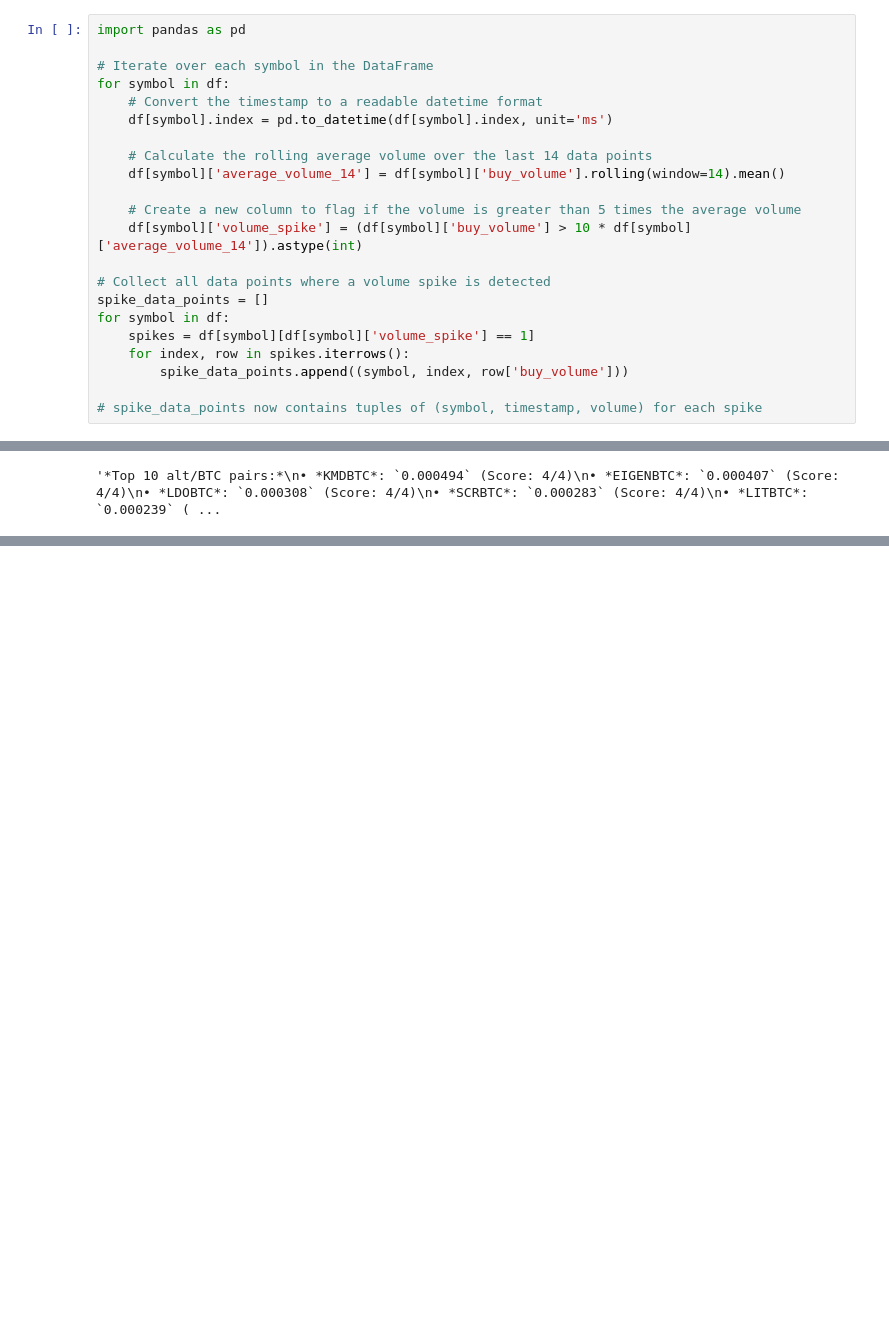
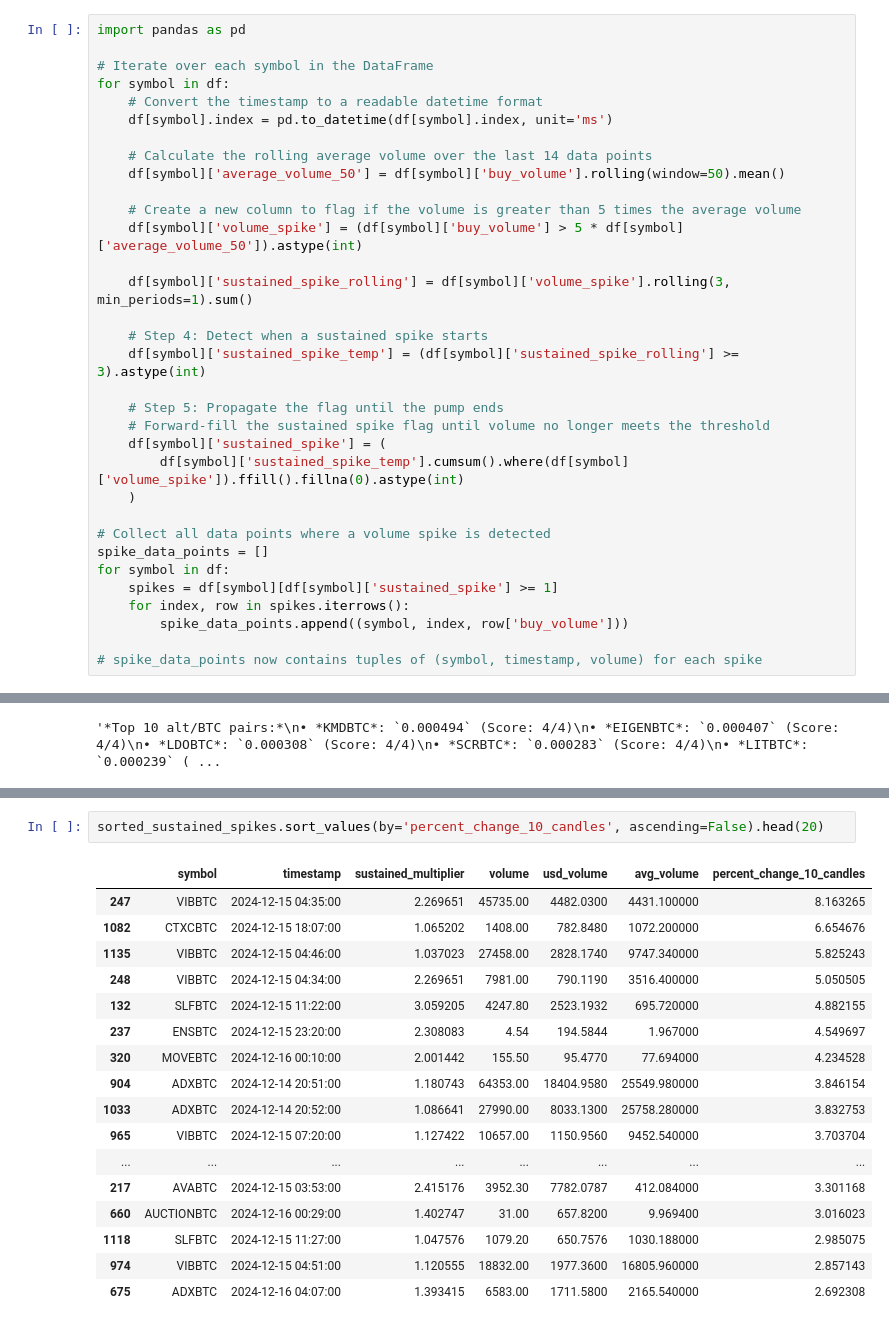
Before and after one commit to yaniber/Algo.Py, a Jupyter notebook: data/fetch/read_from_socket.ipynb, the cells around one changed output, grey strips where cells are left out. Drawn from its saved outputs; the diff is of its cells as text; blank space fills up the shorter version.

```diff
--- a/data/fetch/read_from_socket.ipynb
+++ b/data/fetch/read_from_socket.ipynb
@@ -78,15 +122,26 @@ for symbol in df:
     df[symbol].index = pd.to_datetime(df[symbol].index, unit='ms')
 
     # Calculate the rolling average volume over the last 14 data points
-    df[symbol]['average_volume_14'] = df[symbol]['buy_volume'].rolling(window=14).mean()
+    df[symbol]['average_volume_50'] = df[symbol]['buy_volume'].rolling(window=50).mean()
 
     # Create a new column to flag if the volume is greater than 5 times the average volume
-    df[symbol]['volume_spike'] = (df[symbol]['buy_volume'] > 10 * df[symbol]['average_volume_14']).astype(int)
+    df[symbol]['volume_spike'] = (df[symbol]['buy_volume'] > 5 * df[symbol]['average_volume_50']).astype(int)
+
+    df[symbol]['sustained_spike_rolling'] = df[symbol]['volume_spike'].rolling(3, min_periods=1).sum()
+
+    # Step 4: Detect when a sustained spike starts
+    df[symbol]['sustained_spike_temp'] = (df[symbol]['sustained_spike_rolling'] >= 3).astype(int)
+
+    # Step 5: Propagate the flag until the pump ends
+    # Forward-fill the sustained spike flag until volume no longer meets the threshold
+    df[symbol]['sustained_spike'] = (
+        df[symbol]['sustained_spike_temp'].cumsum().where(df[symbol]['volume_spike']).ffill().fillna(0).astype(int)
+    )
 
 # Collect all data points where a volume spike is detected
 spike_data_points = []
 for symbol in df:
-    spikes = df[symbol][df[symbol]['volume_spike'] == 1]
+    spikes = df[symbol][df[symbol]['sustained_spike'] >= 1]
     for index, row in spikes.iterrows():
         spike_data_points.append((symbol, index, row['buy_volume']))
 
@@ -140,0 +280,20 @@ telegram_message
+# %%
+sorted_sustained_spikes.sort_values(by='percent_change_10_candles', ascending=False).head(20)
+# %% [output]
+|  | symbol | timestamp | sustained_multiplier | volume | usd_volume | avg_volume | percent_change_10_candles |
+| 247 | VIBBTC | 2024-12-15 04:35:00 | 2.269651 | 45735.00 | 4482.0300 | 4431.100000 | 8.163265 |
+| 1082 | CTXCBTC | 2024-12-15 18:07:00 | 1.065202 | 1408.00 | 782.8480 | 1072.200000 | 6.654676 |
+| 1135 | VIBBTC | 2024-12-15 04:46:00 | 1.037023 | 27458.00 | 2828.1740 | 9747.340000 | 5.825243 |
+| 248 | VIBBTC | 2024-12-15 04:34:00 | 2.269651 | 7981.00 | 790.1190 | 3516.400000 | 5.050505 |
+| 132 | SLFBTC | 2024-12-15 11:22:00 | 3.059205 | 4247.80 | 2523.1932 | 695.720000 | 4.882155 |
+| 237 | ENSBTC | 2024-12-15 23:20:00 | 2.308083 | 4.54 | 194.5844 | 1.967000 | 4.549697 |
+| 320 | MOVEBTC | 2024-12-16 00:10:00 | 2.001442 | 155.50 | 95.4770 | 77.694000 | 4.234528 |
+| 904 | ADXBTC | 2024-12-14 20:51:00 | 1.180743 | 64353.00 | 18404.9580 | 25549.980000 | 3.846154 |
+| 1033 | ADXBTC | 2024-12-14 20:52:00 | 1.086641 | 27990.00 | 8033.1300 | 25758.280000 | 3.832753 |
+| 965 | VIBBTC | 2024-12-15 07:20:00 | 1.127422 | 10657.00 | 1150.9560 | 9452.540000 | 3.703704 |
+| ... | ... | ... | ... | ... | ... | ... | ... |
+| 217 | AVABTC | 2024-12-15 03:53:00 | 2.415176 | 3952.30 | 7782.0787 | 412.084000 | 3.301168 |
+| 660 | AUCTIONBTC | 2024-12-16 00:29:00 | 1.402747 | 31.00 | 657.8200 | 9.969400 | 3.016023 |
+| 1118 | SLFBTC | 2024-12-15 11:27:00 | 1.047576 | 1079.20 | 650.7576 | 1030.188000 | 2.985075 |
+| 974 | VIBBTC | 2024-12-15 04:51:00 | 1.120555 | 18832.00 | 1977.3600 | 16805.960000 | 2.857143 |
+| 675 | ADXBTC | 2024-12-16 04:07:00 | 1.393415 | 6583.00 | 1711.5800 | 2165.540000 | 2.692308 |
```
Also changed, not shown: parts of 10 cells of this notebook, 24 other files.
